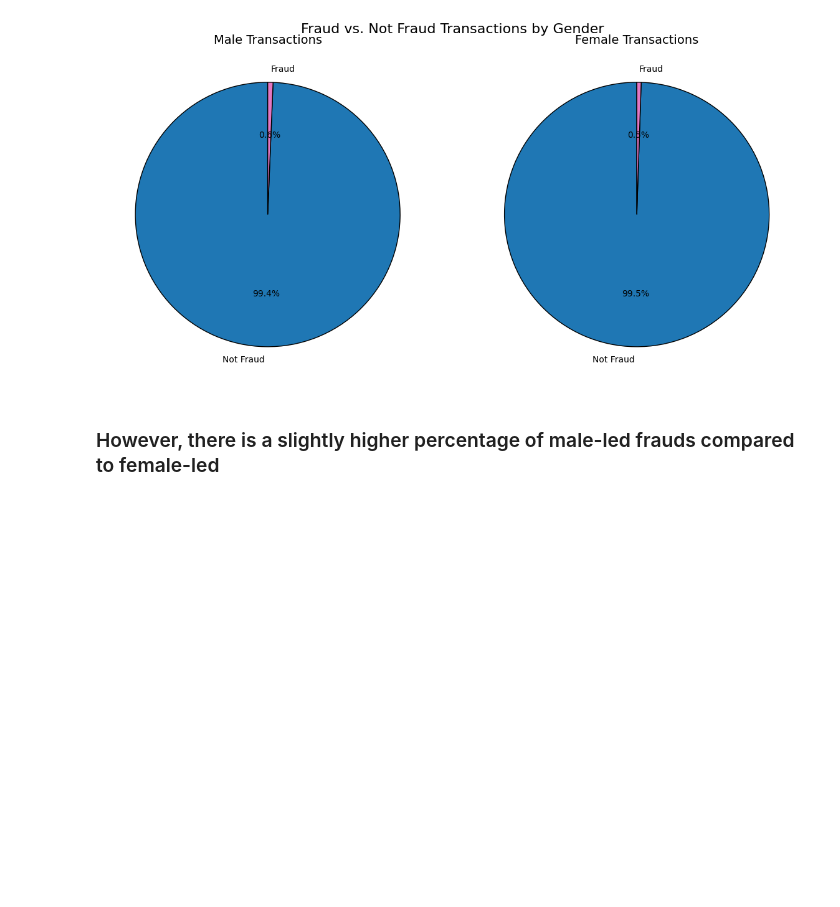
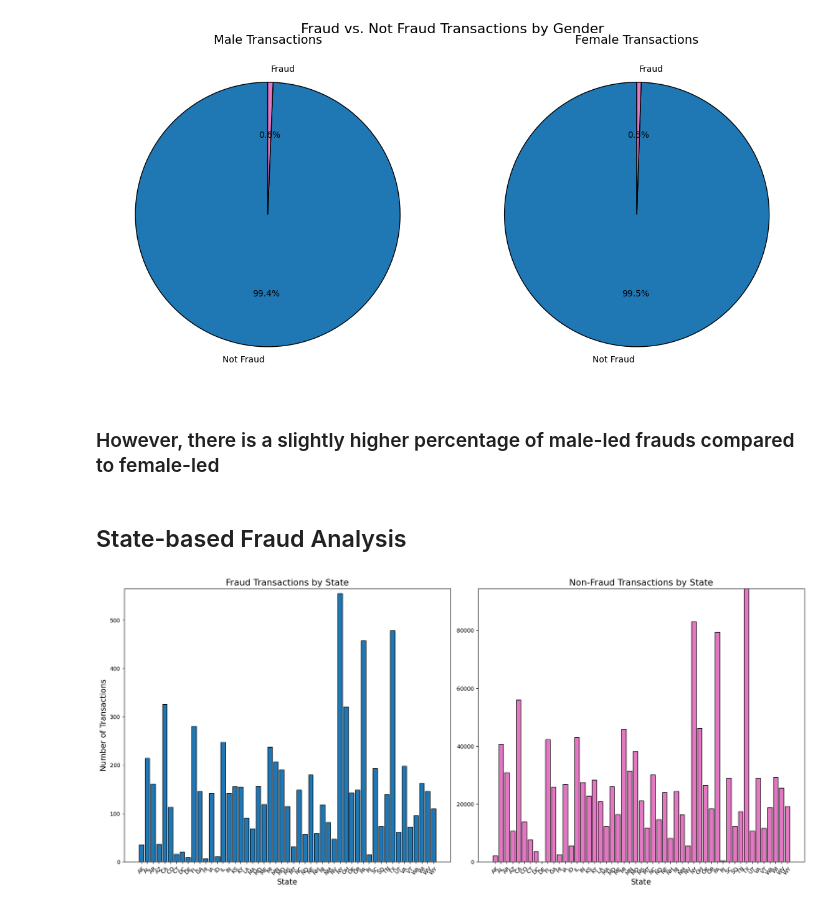
Before and after one commit to RionelxSlovesky/Credit-Card-Transactions-Fraud-Detection, a Jupyter notebook: Data Analysis.ipynb, the cells around one changed output. Drawn from its saved outputs; the diff is of its cells as text; code cells hidden in the pictures; blank space fills up the shorter version.

```diff
--- a/Data Analysis.ipynb
+++ b/Data Analysis.ipynb
@@ -160,3 +160,30 @@ plt.show()
 [figure]
 # %% [markdown]
 ### However, there is a slightly higher percentage of male-led frauds compared to female-led
+# %% [markdown]
+## State-based Fraud Analysis
+# %%
+state_fraud_counts = df.groupby(['state', 'is_fraud']).size().unstack(fill_value=0)
+
+fraud_counts = state_fraud_counts[1]
+non_fraud_counts = state_fraud_counts[0]
+# %%
+fig, axes = plt.subplots(1, 2, figsize=(18, 8))
+
+axes[0].bar(fraud_counts.index, fraud_counts.values, color='tab:blue', edgecolor='black')
+axes[0].set_title('Fraud Transactions by State', fontsize=16)
+axes[0].set_xlabel('State', fontsize=14)
+axes[0].set_ylabel('Number of Transactions', fontsize=14)
+axes[0].tick_params(axis='x', rotation=45)
+axes[0].set_ylim(0, fraud_counts.max() + 10)
+
+axes[1].bar(non_fraud_counts.index, non_fraud_counts.values, color='tab:pink', edgecolor='black')
+axes[1].set_title('Non-Fraud Transactions by State', fontsize=16)
+axes[1].set_xlabel('State', fontsize=14)
+axes[1].tick_params(axis='x', rotation=45)
+axes[1].set_ylim(0, non_fraud_counts.max() + 10)
+
+plt.tight_layout()
+plt.show()
+# %% [output]
+[figure, added]
```
Also changed, not shown: parts of 4 cells of this notebook.
